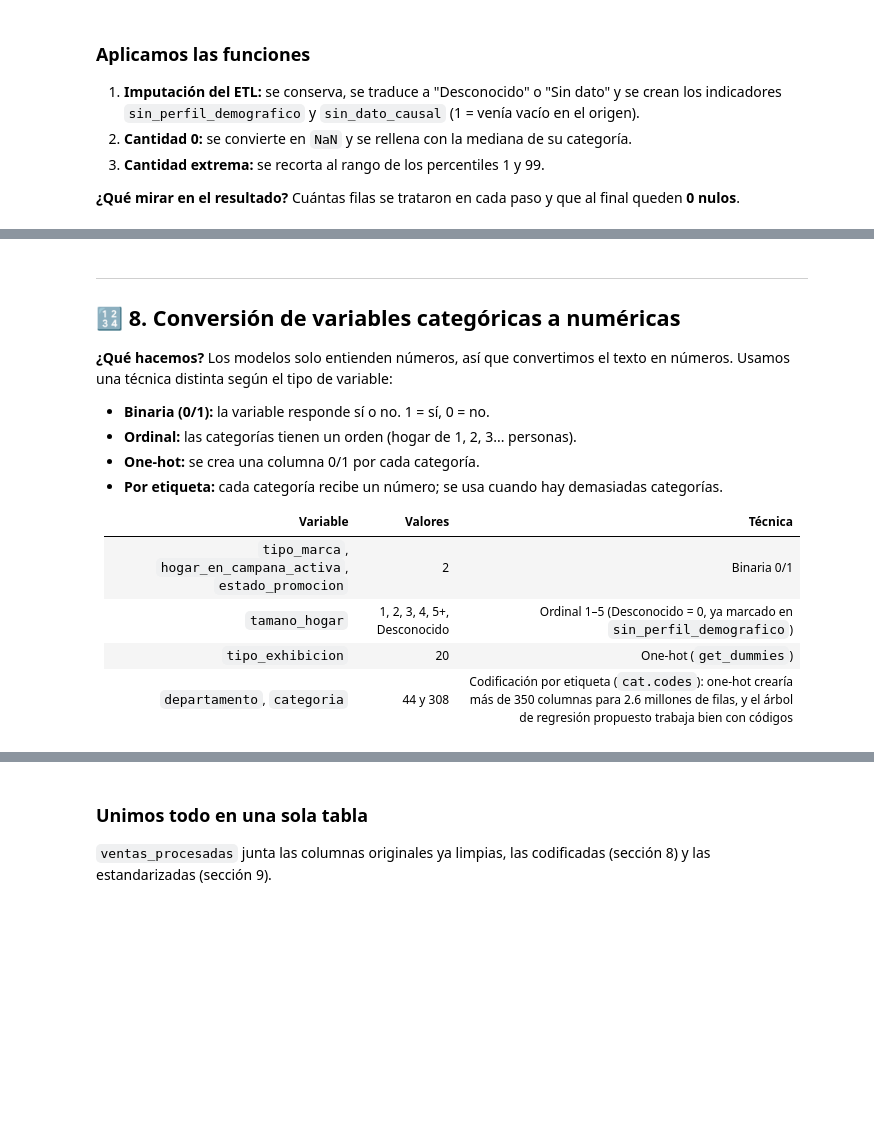
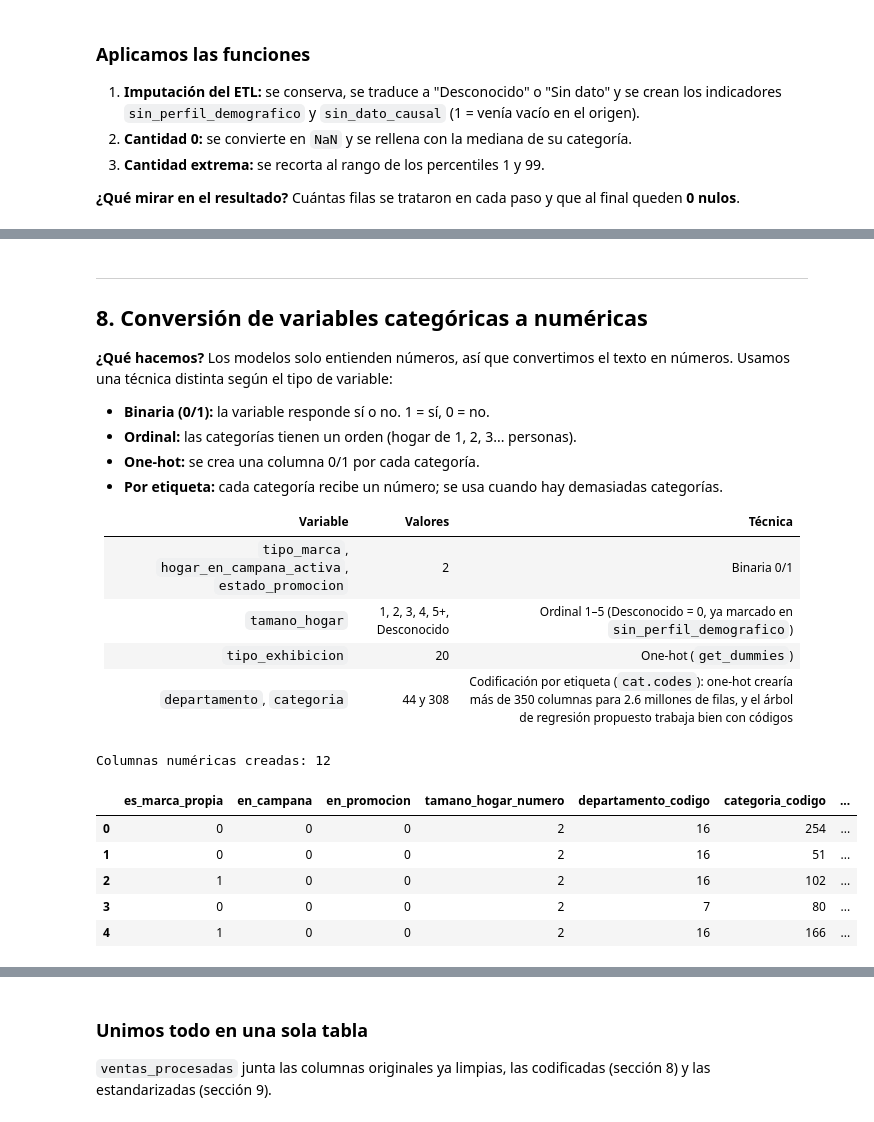
Before and after one commit to walbyn504/Laboratorio4-DW, a Jupyter notebook: lab4_IC2025.ipynb, the cells around one changed output, grey strips where cells are left out. Cells and saved outputs as stored; diff of their text form; code cells hidden in the pictures; blank space fills up the shorter version.

```diff
--- a/lab4_IC2025.ipynb
+++ b/lab4_IC2025.ipynb
@@ -846,6 +893,6 @@ display(ventas.dtypes.to_frame("tipo"))
 # %% [markdown]
 ---
-## 🔢 8. Conversión de variables categóricas a numéricas
+## 8. Conversión de variables categóricas a numéricas
 
 **¿Qué hacemos?** Los modelos solo entienden números, así que convertimos el texto en números.
 Usamos una técnica distinta según el tipo de variable:
@@ -864,32 +911,52 @@ Usamos una técnica distinta según el tipo de variable:
 # %%
 # Tabla aparte con las versiones numéricas (las columnas de texto originales se conservan)
 codificadas = pd.DataFrame(index=ventas.index)
 
-# Binarias: 1 = sí, 0 = no
+# 1. Binarias: 1 = sí, 0 = no
 codificadas["es_marca_propia"] = (ventas["tipo_marca"] == "private").astype("int8")
 codificadas["en_campana"] = (ventas["hogar_en_campana_activa"] == "In campaign").astype("int8")
 codificadas["en_promocion"] = (ventas["estado_promocion"] == "Promotion").astype("int8")
 
-# Ordinal: respeta el orden del tamaño del hogar (Desconocido = 0)
+# 2. Ordinal: respeta el orden del tamaño del hogar (Desconocido = 0)
 orden_hogar = {"1": 1, "2": 2, "3": 3, "4": 4, "5+": 5, "Desconocido": 0}
-codificadas["tamano_hogar_num"] = (
-    ventas["tamano_hogar"].astype(str).map(orden_hogar).astype("int8")
-)
+codificadas["tamano_hogar_numero"] = ventas["tamano_hogar"].astype(str).map(orden_hogar).astype("int8")
 
-# Por etiqueta: cada departamento y categoría recibe un número
-codificadas["departamento_cod"] = ventas["departamento"].cat.codes.astype("int16")
-codificadas["categoria_cod"] = ventas["categoria"].cat.codes.astype("int16")
+# 3. Por etiqueta: cada departamento y categoría recibe un número
+codificadas["departamento_codigo"] = ventas["departamento"].cat.codes.astype("int16")
+codificadas["categoria_codigo"] = ventas["categoria"].cat.codes.astype("int16")
 
-# One-hot: una columna 0/1 por cada tipo de exhibición
-exhibicion = pd.get_dummies(ventas["tipo_exhibicion"], prefix="exhib", dtype="int8")
-exhibicion.columns = (
-    exhibicion.columns.str.lower()
-    .str.replace(r"[^a-z0-9]+", "_", regex=True)
-    .str.strip("_")
-)
+# 4. One-hot: primero se agrupan los 20 tipos de exhibición en 6 grupos en español
+grupos_exhibicion = {
+    "Front end cap": "Frente de tienda",      "Store front": "Frente de tienda",
+    "Rear end cap": "Cabecera de pasillo",    "Side-aisle end cap": "Cabecera de pasillo",
+    "Mid-aisle end cap": "Cabecera de pasillo",
+    "In-aisle": "Pasillo o estante",          "In-shelf": "Pasillo o estante",
+    "Store rear": "Otra ubicacion",           "Secondary location display": "Otra ubicacion",
+}
+
+def agrupar_exhibicion(valor):
+    """Devuelve el grupo en español de un tipo de exhibición.
+    Los valores combinados (ej.: "In-aisle + Not on display") toman la ubicación donde sí estaba exhibido."""
+    if valor == "Sin dato":
+        return "Sin dato"
+    ubicaciones = [parte.strip() for parte in valor.split("+") if parte.strip() != "Not on display"]
+    return grupos_exhibicion[ubicaciones[0]] if ubicaciones else "No exhibido"
+
+grupo_exhibicion = ventas["tipo_exhibicion"].astype(str).map(agrupar_exhibicion)
+exhibicion = pd.get_dummies(grupo_exhibicion, prefix="exhibicion", dtype="int8")
+exhibicion.columns = exhibicion.columns.str.lower().str.replace(" ", "_")
+
 codificadas = pd.concat([codificadas, exhibicion], axis=1)
 
 print("Columnas numéricas creadas:", codificadas.shape[1])
 display(codificadas.head())
+# %% [output]
+Columnas numéricas creadas: 12
+|  | es_marca_propia | en_campana | en_promocion | tamano_hogar_numero | departamento_codigo | categoria_codigo | ... |
+| 0 | 0 | 0 | 0 | 2 | 16 | 254 | ... |
+| 1 | 0 | 0 | 0 | 2 | 16 | 51 | ... |
+| 2 | 1 | 0 | 0 | 2 | 16 | 102 | ... |
+| 3 | 0 | 0 | 0 | 2 | 7 | 80 | ... |
+| 4 | 1 | 0 | 0 | 2 | 16 | 166 | ... |
 # %% [markdown]
 ---
```
Also changed, not shown: parts of 36 cells of this notebook.
